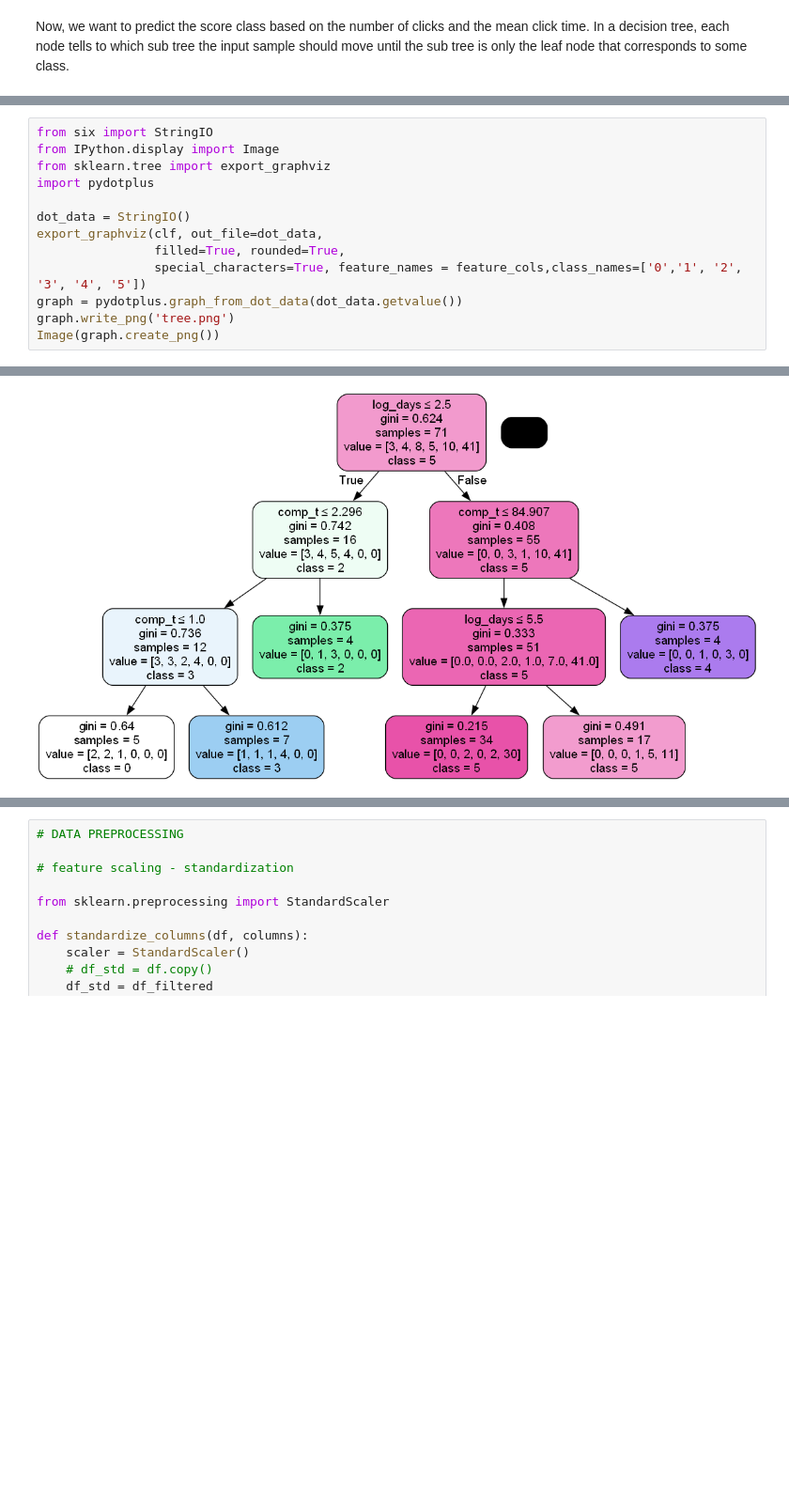
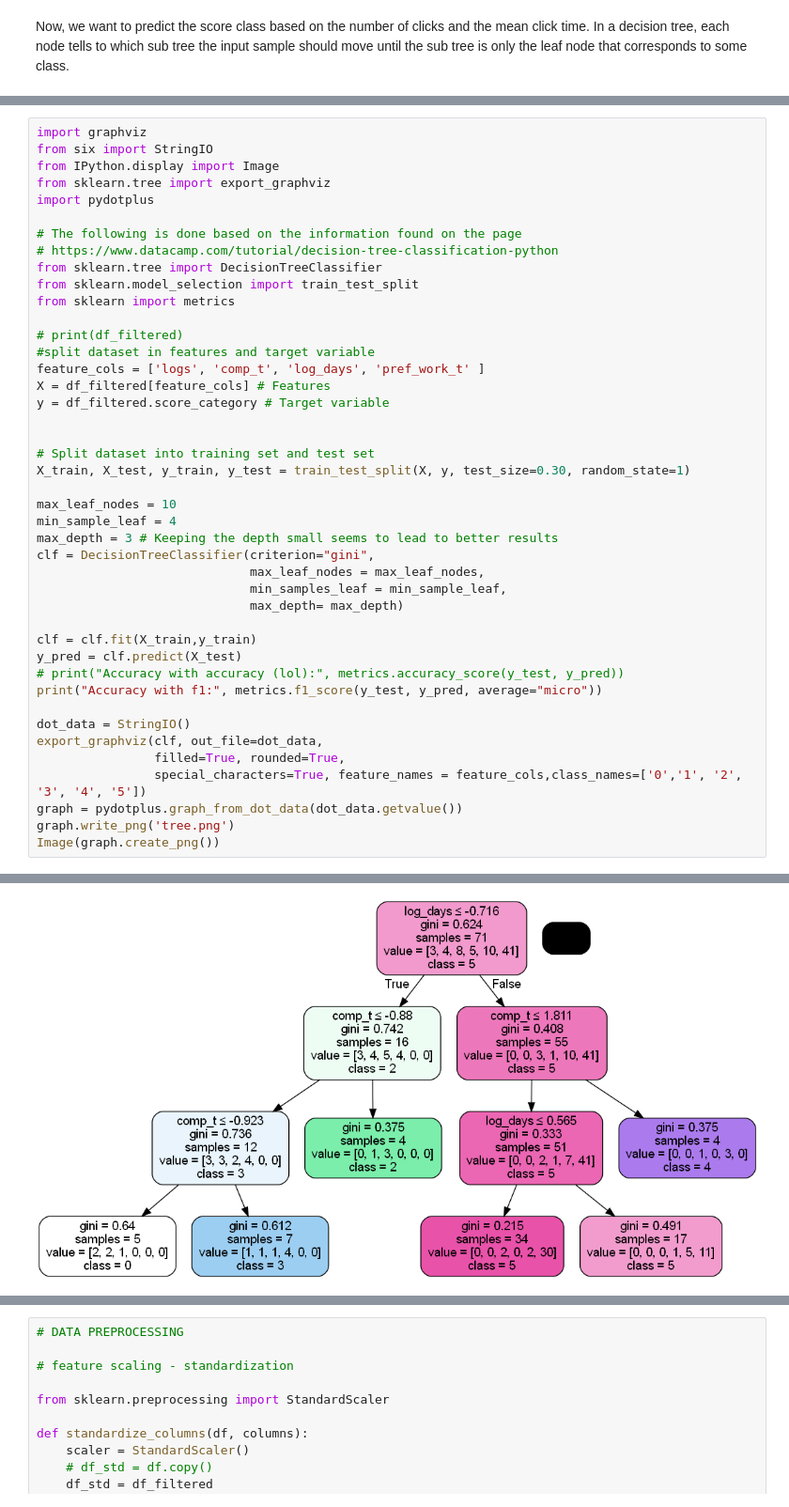
Before and after one commit to fskgiulia/JYUEF01, a Jupyter notebook: project_notebook.ipynb, the cells around one changed output, grey strips where cells are left out. Shown at 94% size. Drawn from its saved outputs; the diff is of its cells as text; blank space fills up the shorter version.

Commit message:
Cleaned up the first half of the code file in case we want to include it the report somehow. Also modified the first decision tree to work with F1-scores

```diff
--- a/project_notebook.ipynb
+++ b/project_notebook.ipynb
@@ -545,8 +417,38 @@ import graphviz
 # %%
+import graphviz
 from six import StringIO
 from IPython.display import Image
 from sklearn.tree import export_graphviz
 import pydotplus
+
+# The following is done based on the information found on the page
+# https://www.datacamp.com/tutorial/decision-tree-classification-python
+from sklearn.tree import DecisionTreeClassifier
+from sklearn.model_selection import train_test_split
+from sklearn import metrics
+
+# print(df_filtered)
+#split dataset in features and target variable
+feature_cols = ['logs', 'comp_t', 'log_days', 'pref_work_t' ]
+X = df_filtered[feature_cols] # Features
+y = df_filtered.score_category # Target variable
+
+
+# Split dataset into training set and test set
+X_train, X_test, y_train, y_test = train_test_split(X, y, test_size=0.30, random_state=1)
+
+max_leaf_nodes = 10
+min_sample_leaf = 4
+max_depth = 3 # Keeping the depth small seems to lead to better results
+clf = DecisionTreeClassifier(criterion="gini",
+                             max_leaf_nodes = max_leaf_nodes,
+                             min_samples_leaf = min_sample_leaf,
+                             max_depth= max_depth)
+
+clf = clf.fit(X_train,y_train)
+y_pred = clf.predict(X_test)
+# print("Accuracy with accuracy (lol):", metrics.accuracy_score(y_test, y_pred))
+print("Accuracy with f1:", metrics.f1_score(y_test, y_pred, average="micro"))
 
 dot_data = StringIO()
 export_graphviz(clf, out_file=dot_data,
@@ -559 +462 @@ Image(graph.create_png())
-[figure, old version]
+[figure, new version]
```
Also changed, not shown: parts of 38 cells of this notebook, 1 other file.
